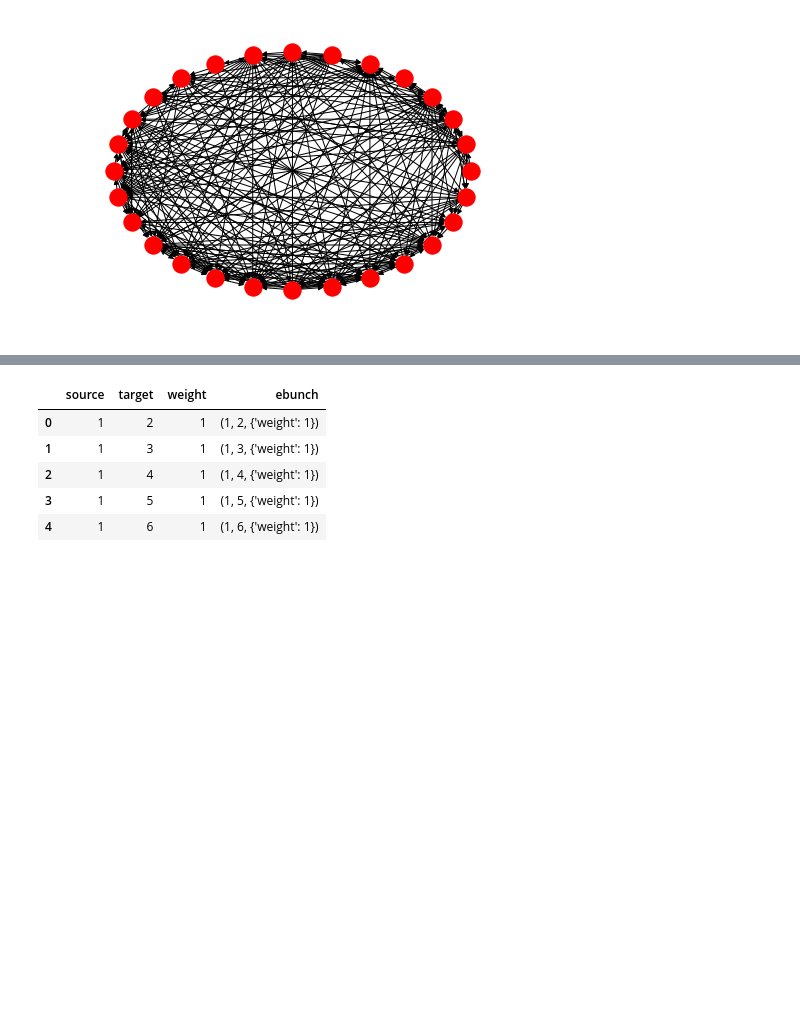
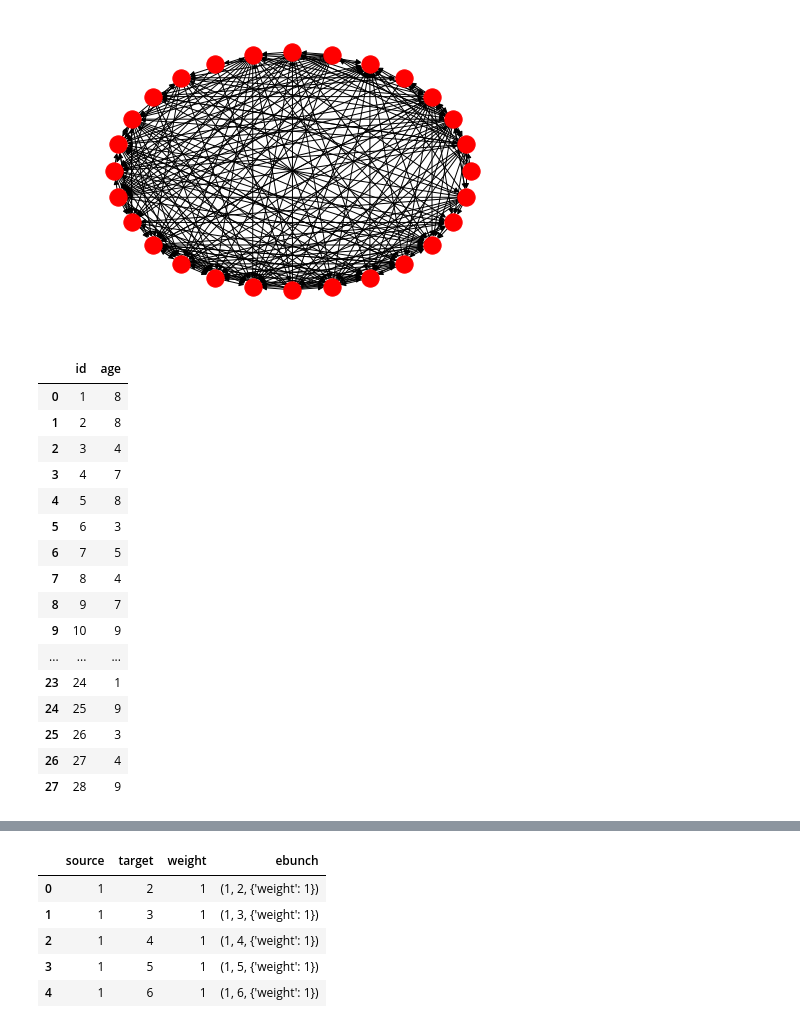
Before and after one commit to MohamedBaligh/DSE241_Data_Visualization, a Jupyter notebook: Exercise 5/Exercise 5.ipynb, the cells around one changed output, grey strips where cells are left out. Saved outputs shown, nothing was run; the diff lists cells and outputs as text; code cells hidden in the pictures; blank space fills up the shorter version.

```diff
--- a/Exercise 5/Exercise 5.ipynb
+++ b/Exercise 5/Exercise 5.ipynb
@@ -19,3 +19,23 @@ nx.draw_shell(sheepfile)
 # %%
 nodes = pd.read_csv('sheep_data/sheep_age.csv')
 edges = pd.read_csv('sheep_data/sheep_edges.csv')
+# %%
+nodes
+# %% [output]
+|  | id | age |
+| 0 | 1 | 8 |
+| 1 | 2 | 8 |
+| 2 | 3 | 4 |
+| 3 | 4 | 7 |
+| 4 | 5 | 8 |
+| 5 | 6 | 3 |
+| 6 | 7 | 5 |
+| 7 | 8 | 4 |
+| 8 | 9 | 7 |
+| 9 | 10 | 9 |
+| ... | ... | ... |
+| 23 | 24 | 1 |
+| 24 | 25 | 9 |
+| 25 | 26 | 3 |
+| 26 | 27 | 4 |
+| 27 | 28 | 9 |
```
Also changed, not shown: parts of 13 cells of this notebook.
